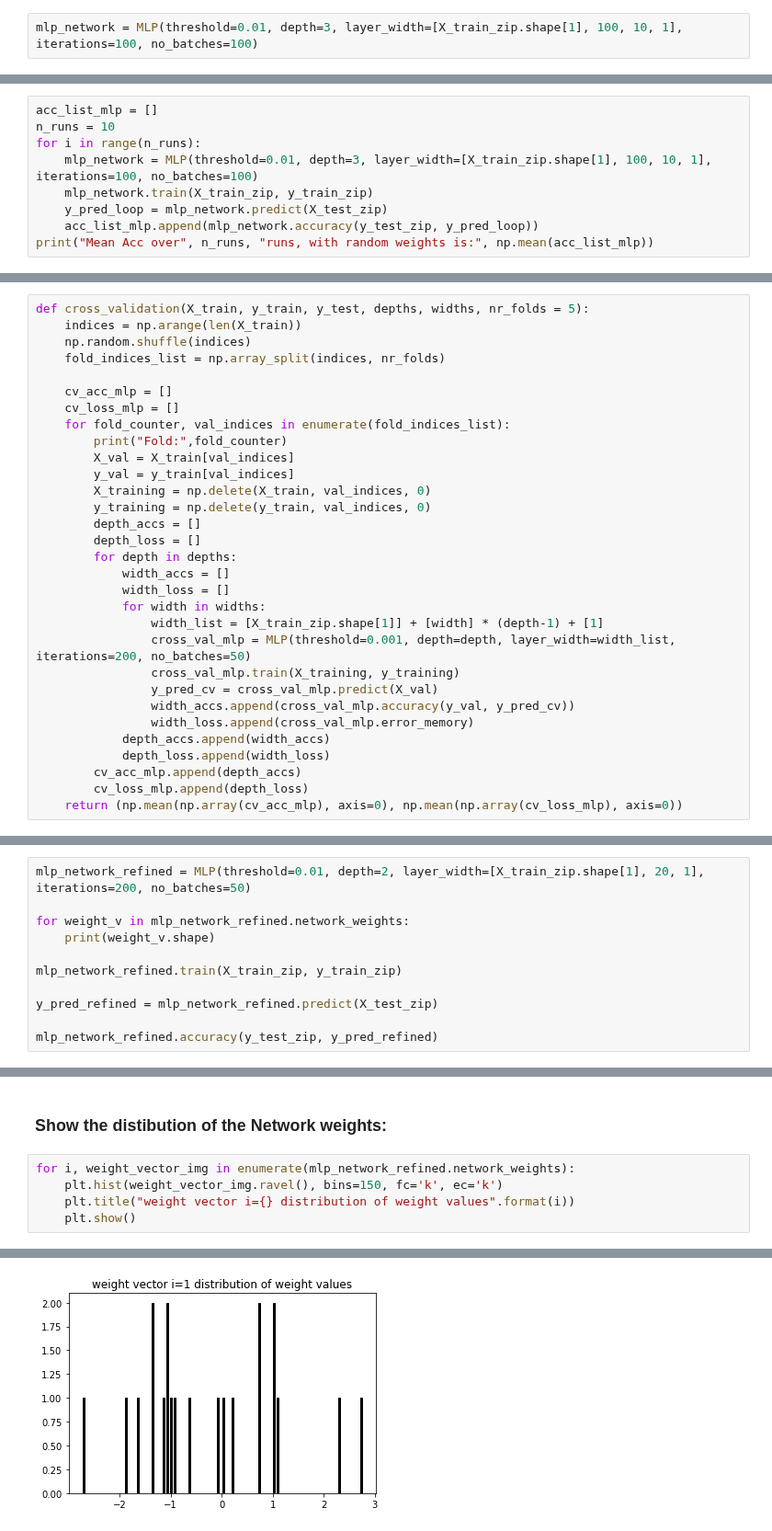
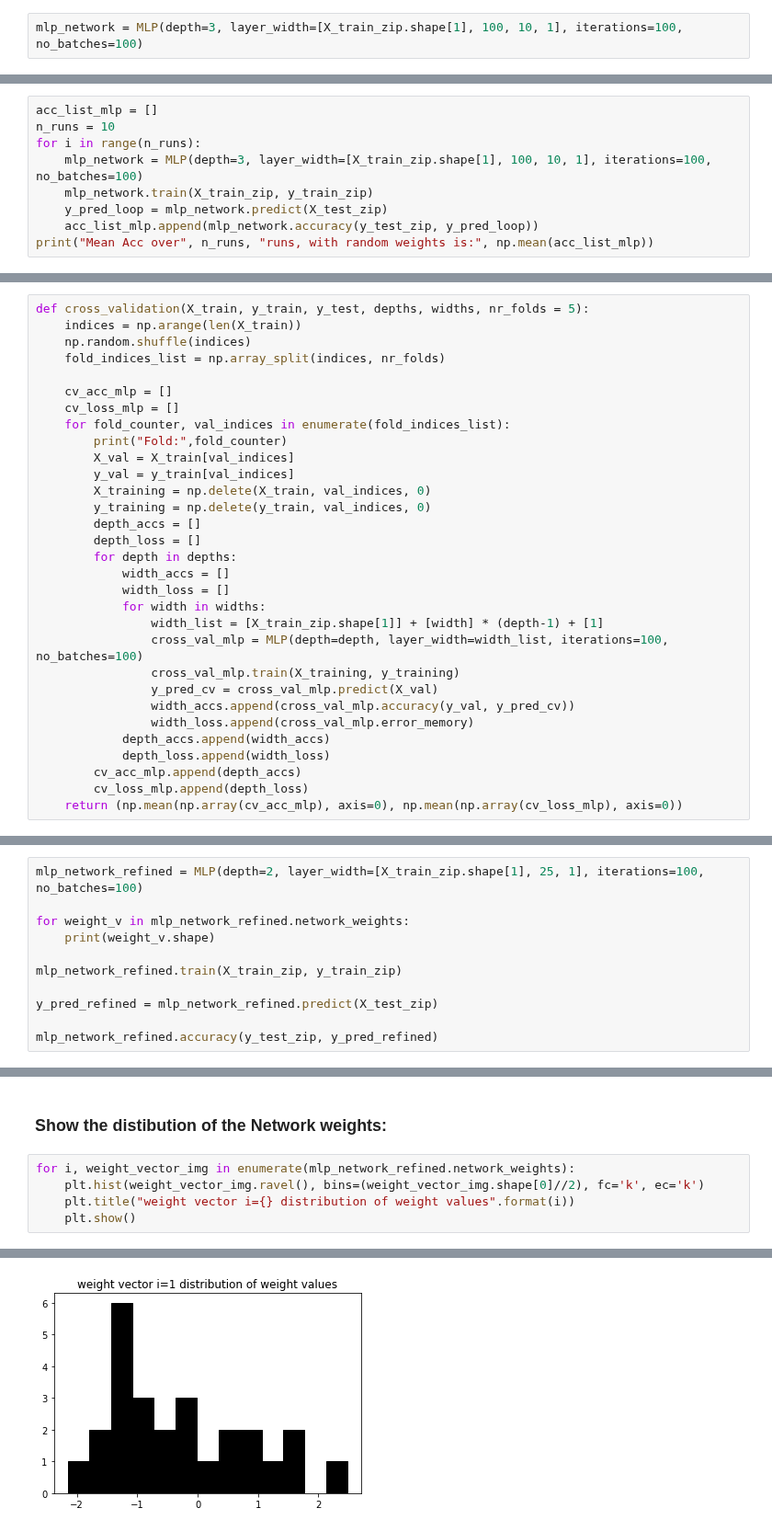
Before and after one commit to pwl482/patrec_2020, a Jupyter notebook: Assignment_9/Backprop_SDG.ipynb, the cells around one changed output, grey strips where cells are left out. Shown at 92% size. Cells and saved outputs as stored; diff of their text form.

```diff
--- a/Assignment_9/Backprop_SDG.ipynb
+++ b/Assignment_9/Backprop_SDG.ipynb
@@ -128,5 +154,5 @@ y_test_zip = y_test_zip[np.logical_or(y_test_zip == 0, y_test_zip == 1)]
 # %%
-mlp_network = MLP(threshold=0.01, depth=3, layer_width=[X_train_zip.shape[1], 100, 10, 1], iterations=100, no_batches=100)
+mlp_network = MLP(depth=3, layer_width=[X_train_zip.shape[1], 100, 10, 1], iterations=100, no_batches=100)
 # %%
 for weight_v in mlp_network.network_weights:
     print(weight_v.shape)
@@ -167,7 +197,7 @@ np.unique(y_test_zip, return_counts=True)
 acc_list_mlp = []
 n_runs = 10
 for i in range(n_runs):
-    mlp_network = MLP(threshold=0.01, depth=3, layer_width=[X_train_zip.shape[1], 100, 10, 1], iterations=100, no_batches=100)
+    mlp_network = MLP(depth=3, layer_width=[X_train_zip.shape[1], 100, 10, 1], iterations=100, no_batches=100)
     mlp_network.train(X_train_zip, y_train_zip)
     y_pred_loop = mlp_network.predict(X_test_zip)
     acc_list_mlp.append(mlp_network.accuracy(y_test_zip, y_pred_loop))
@@ -197,7 +227,7 @@ def cross_validation(X_train, y_train, y_test, depths, widths, nr_folds = 5):
             width_loss = []
             for width in widths:
                 width_list = [X_train_zip.shape[1]] + [width] * (depth-1) + [1]
-                cross_val_mlp = MLP(threshold=0.001, depth=depth, layer_width=width_list, iterations=200, no_batches=50)
+                cross_val_mlp = MLP(depth=depth, layer_width=width_list, iterations=100, no_batches=100)
                 cross_val_mlp.train(X_training, y_training)
                 y_pred_cv = cross_val_mlp.predict(X_val)
                 width_accs.append(cross_val_mlp.accuracy(y_val, y_pred_cv))
@@ -251,7 +281,7 @@ plt.show()
 # %% [markdown]
 ### Implement the optimized model from the crossvalidation:
 # %%
-mlp_network_refined = MLP(threshold=0.01, depth=2, layer_width=[X_train_zip.shape[1], 20, 1], iterations=200, no_batches=50)
+mlp_network_refined = MLP(depth=2, layer_width=[X_train_zip.shape[1], 25, 1], iterations=100, no_batches=100)
 
 for weight_v in mlp_network_refined.network_weights:
     print(weight_v.shape)
@@ -295,7 +325,7 @@ for i, weight_vector_img in enumerate(mlp_network_refined.network_weights):
 ### Show the distibution of the Network weights:
 # %%
 for i, weight_vector_img in enumerate(mlp_network_refined.network_weights):
-    plt.hist(weight_vector_img.ravel(), bins=150, fc='k', ec='k')
+    plt.hist(weight_vector_img.ravel(), bins=(weight_vector_img.shape[0]//2), fc='k', ec='k')
     plt.title("weight vector i={} distribution of weight values".format(i))
     plt.show()
 # %% [output]
@@ -303 +333 @@ for i, weight_vector_img in enumerate(mlp_network_refined.network_weights):
-[figure, old version]
+[figure, new version]
```
Also changed, not shown: parts of 16 cells of this notebook.
